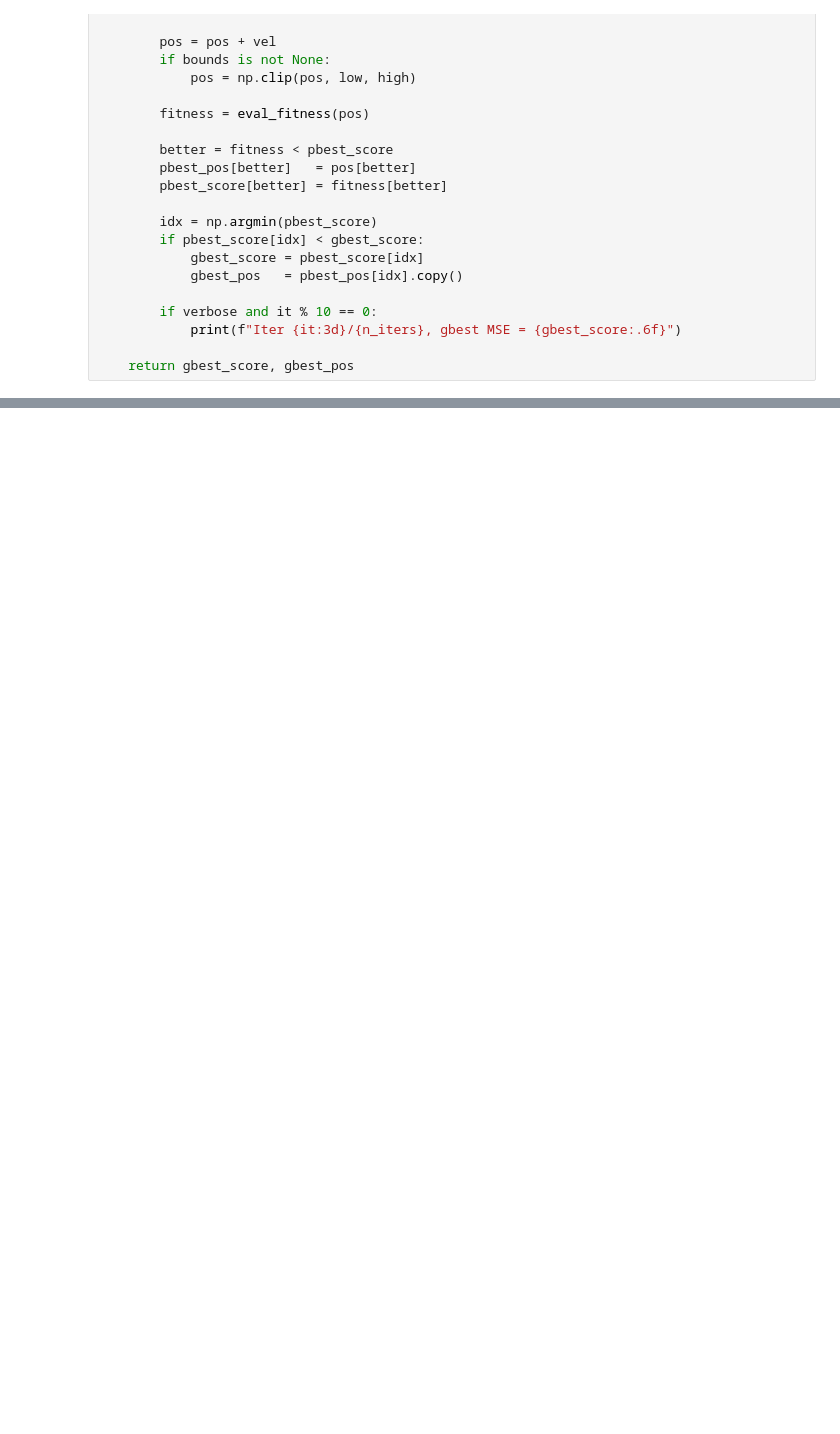
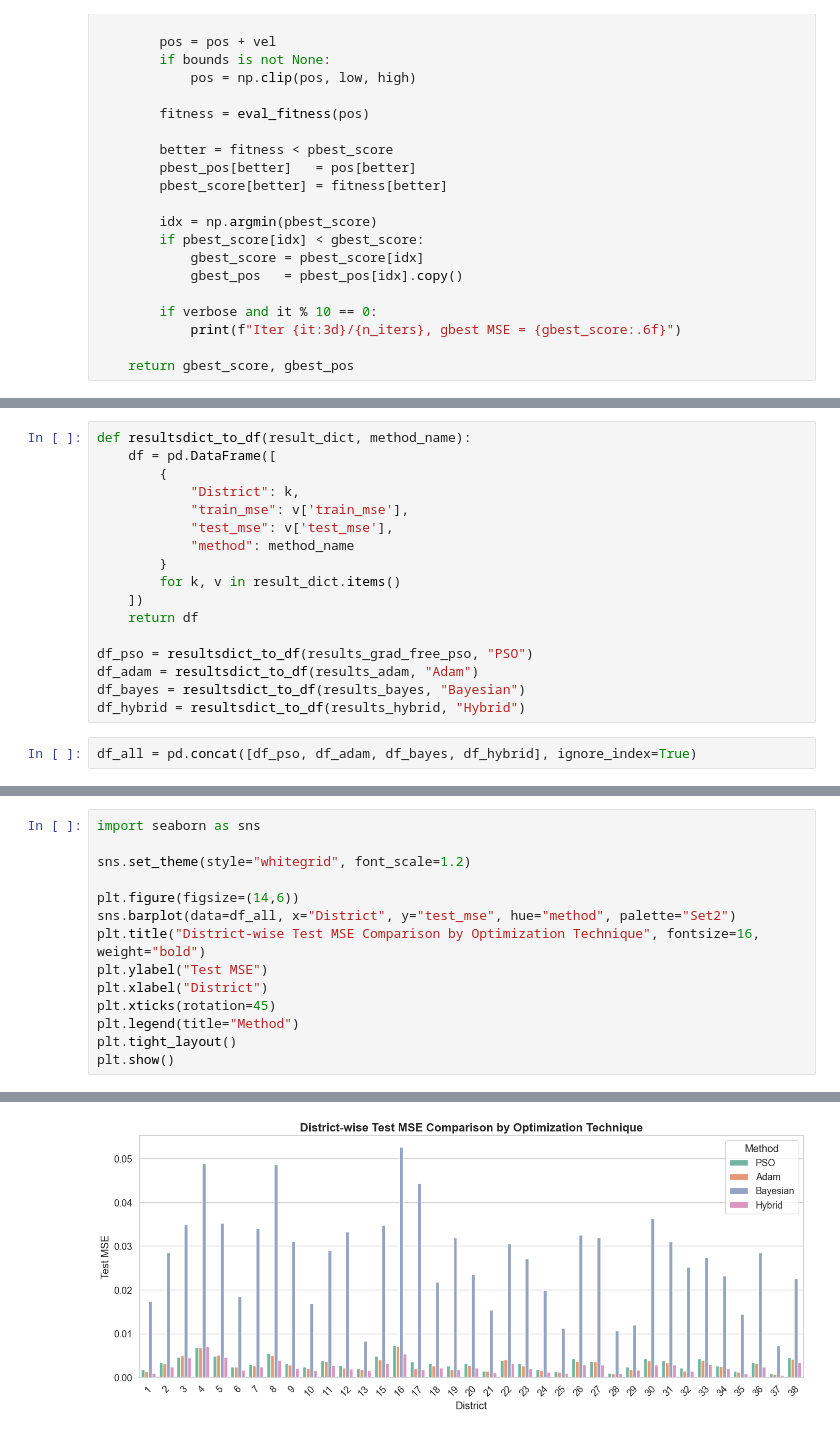
Before and after one commit to omerzzeybek9/Traffic-Congestion-Prediction-Optimization, a Jupyter notebook: main_pso.ipynb, the cells around one changed output, grey strips where cells are left out. Cells and saved outputs as stored; diff of their text form; blank space fills up the shorter version.

Commit message:
Plots added

```diff
--- a/main_pso.ipynb
+++ b/main_pso.ipynb
@@ -648,0 +652,19 @@ plt.show()
+# %%
+def resultsdict_to_df(result_dict, method_name):
+    df = pd.DataFrame([
+        {
+            "District": k,
+            "train_mse": v['train_mse'],
+            "test_mse": v['test_mse'],
+            "method": method_name
+        }
+        for k, v in result_dict.items()
+    ])
+    return df
+
+df_pso = resultsdict_to_df(results_grad_free_pso, "PSO")
+df_adam = resultsdict_to_df(results_adam, "Adam")
+df_bayes = resultsdict_to_df(results_bayes, "Bayesian")
+df_hybrid = resultsdict_to_df(results_hybrid, "Hybrid")
+# %%
+df_all = pd.concat([df_pso, df_adam, df_bayes, df_hybrid], ignore_index=True)
@@ -648,0 +694,15 @@ plt.show()
+# %%
+import seaborn as sns
+
+sns.set_theme(style="whitegrid", font_scale=1.2)
+
+plt.figure(figsize=(14,6))
+sns.barplot(data=df_all, x="District", y="test_mse", hue="method", palette="Set2")
+plt.title("District-wise Test MSE Comparison by Optimization Technique", fontsize=16, weight="bold")
+plt.ylabel("Test MSE")
+plt.xlabel("District")
+plt.xticks(rotation=45)
+plt.legend(title="Method")
+plt.tight_layout()
+plt.show()
+# %% [output]
@@ -648,0 +711 @@ plt.show()
+[figure, added]
```
Also changed, not shown: parts of 11 cells of this notebook, 1 other file.
